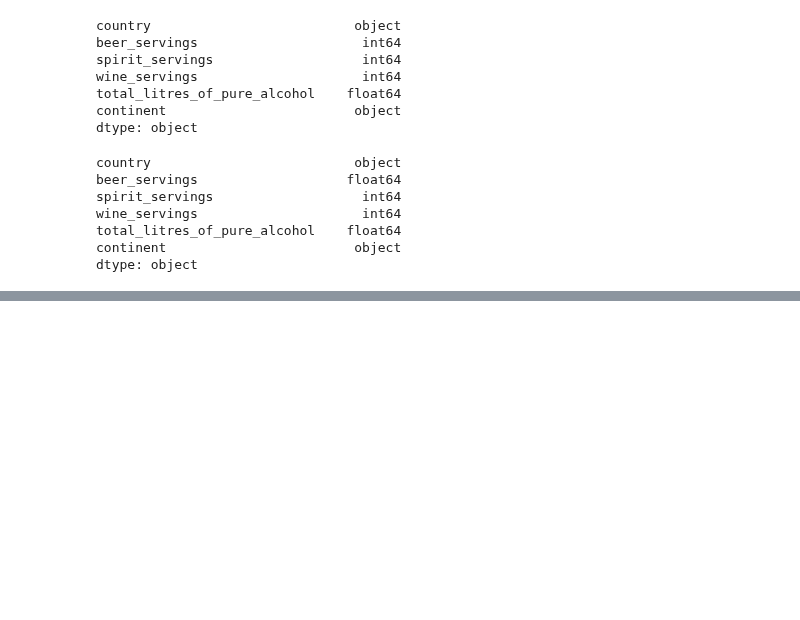
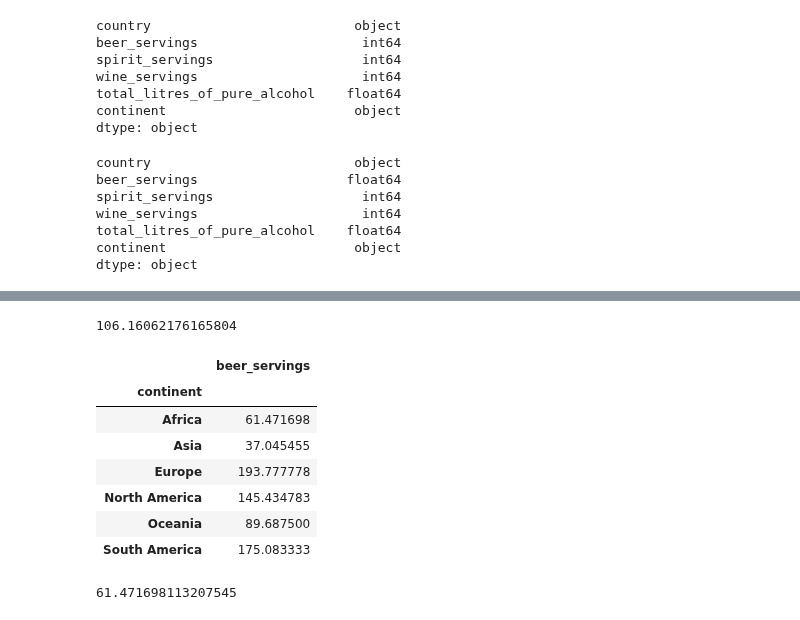
Before and after one commit to rshby/Supervised_Learning, a Jupyter notebook: Coba/Coba.ipynb, the cells around one changed output, grey strips where cells are left out. Saved outputs shown, nothing was run; the diff lists cells and outputs as text; code cells hidden in the pictures; blank space fills up the shorter version.

```diff
--- a/Coba/Coba.ipynb
+++ b/Coba/Coba.ipynb
@@ -662,0 +697,22 @@ dtype: object
+# %%
+df["beer_servings"].mean()
+# %% [output]
+106.16062176165804
+# %%
+# mengelompokkan berdasarkan "continent"
+# kemudian dihitung rata-rata "beer_servings" nya
+# Untuk setiap "continent" berapa mean "beer_servings" nya
+df.groupby("continent")["beer_servings"].mean().to_frame()
+# %% [output]
+|  | beer_servings |
+| continent |  |
+| Africa | 61.471698 |
+| Asia | 37.045455 |
+| Europe | 193.777778 |
+| North America | 145.434783 |
+| Oceania | 89.687500 |
+| South America | 175.083333 |
+# %%
+df[df["continent"]=="Africa"]["beer_servings"].mean()
+# %% [output]
+61.471698113207545
```
Also changed, not shown: parts of 9 cells of this notebook.
